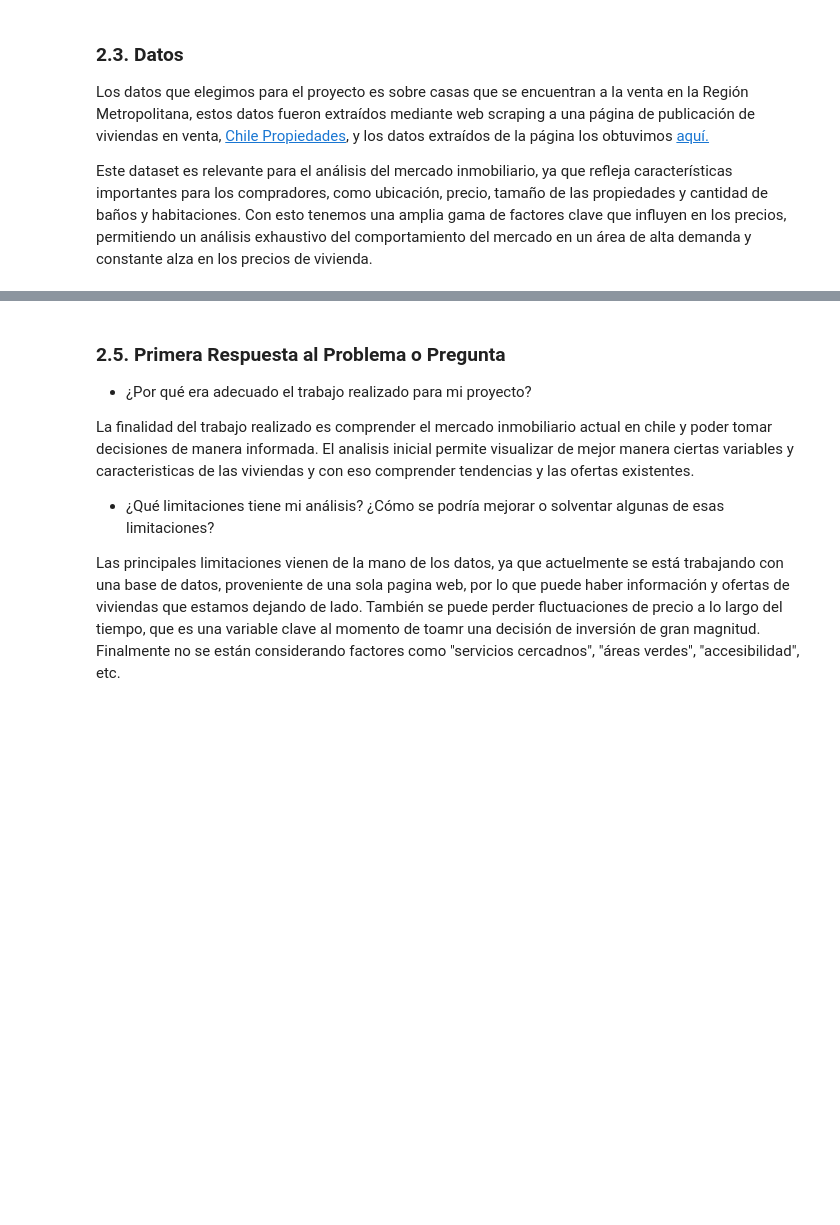
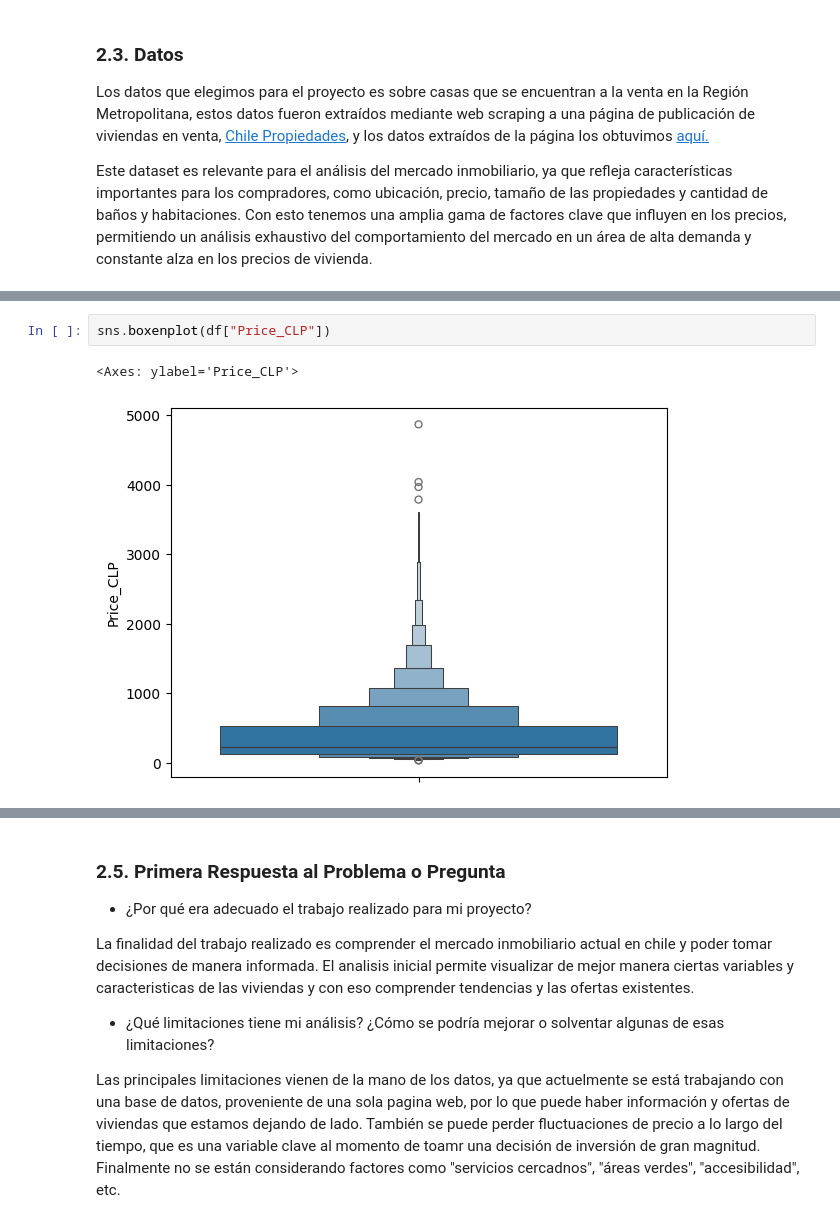
Before and after one commit to cristobalstrange/ProyectoIIC2433, a Jupyter notebook: Entrega2-mineria.ipynb, the cells around one changed output, grey strips where cells are left out. Drawn from its saved outputs; the diff is of its cells as text; blank space fills up the shorter version.

```diff
--- a/Entrega2-mineria.ipynb
+++ b/Entrega2-mineria.ipynb
@@ -26,0 +62,5 @@ Este dataset es relevante para el análisis del mercado inmobiliario, ya que ref
+# %%
+sns.boxenplot(df["Price_CLP"])
+# %% [output]
+<Axes: ylabel='Price_CLP'>
+[figure, added]
```
Also changed, not shown: parts of 9 cells of this notebook.
